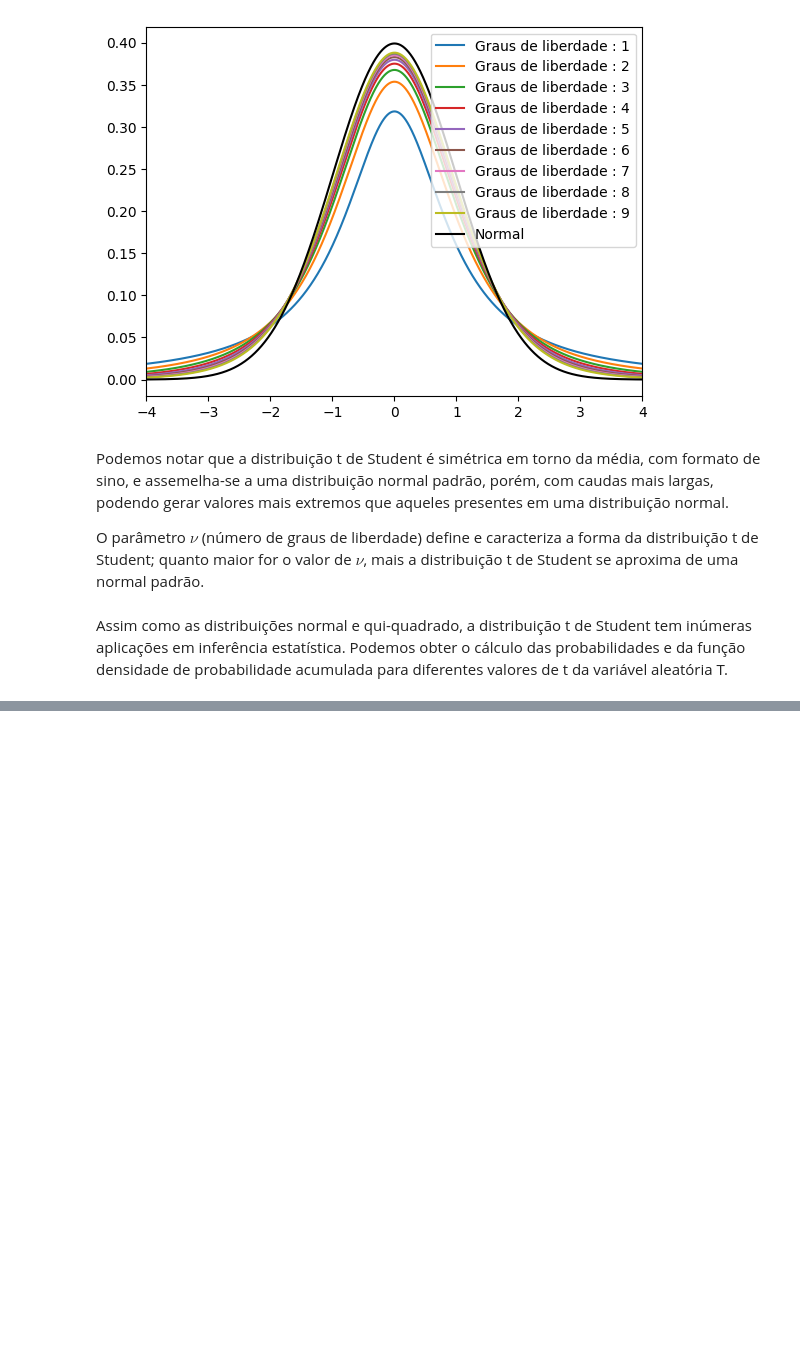
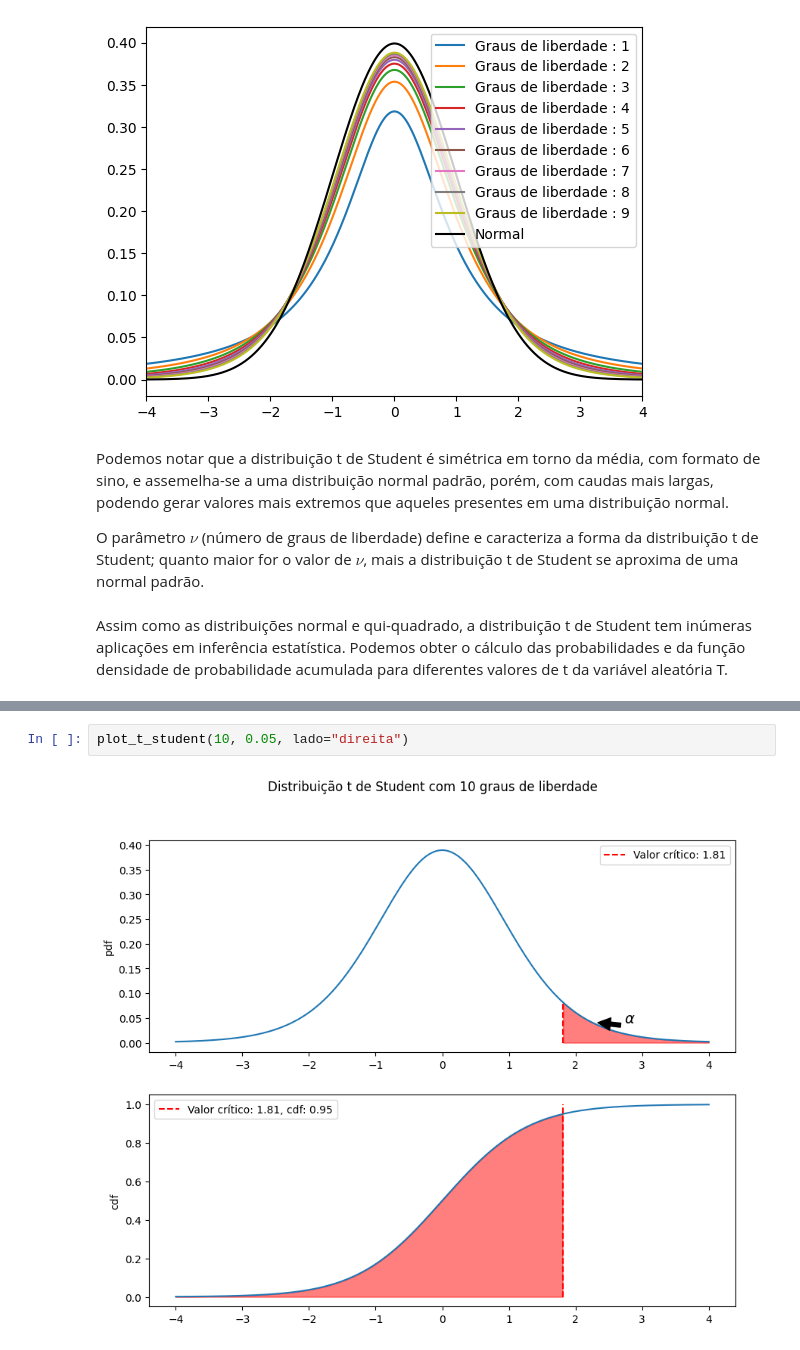
Before and after one commit to PauloViniciusR/Estatistica_dados, a Jupyter notebook: Estatistica_Probabilistica/09_t_student.ipynb, the cells around one changed output, grey strips where cells are left out. Saved outputs shown, nothing was run; the diff lists cells and outputs as text; blank space fills up the shorter version.

```diff
--- a/Estatistica_Probabilistica/09_t_student.ipynb
+++ b/Estatistica_Probabilistica/09_t_student.ipynb
@@ -47,0 +62,4 @@ Assim como as distribuições normal e qui-quadrado, a distribuição t de Stude
+# %%
+plot_t_student(10, 0.05, lado="direita")
+# %% [output]
+[figure, added]
```
Also changed, not shown: parts of 4 cells of this notebook.
